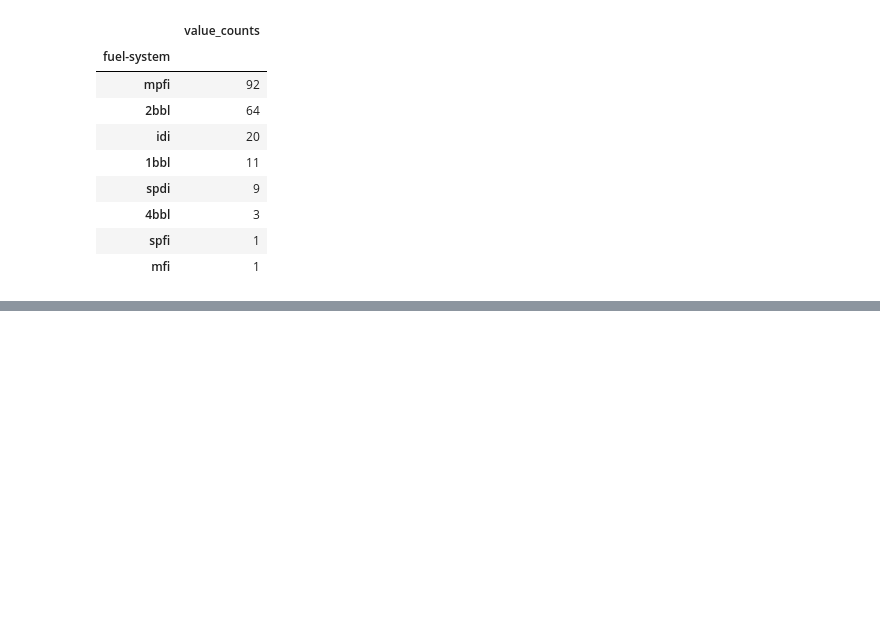
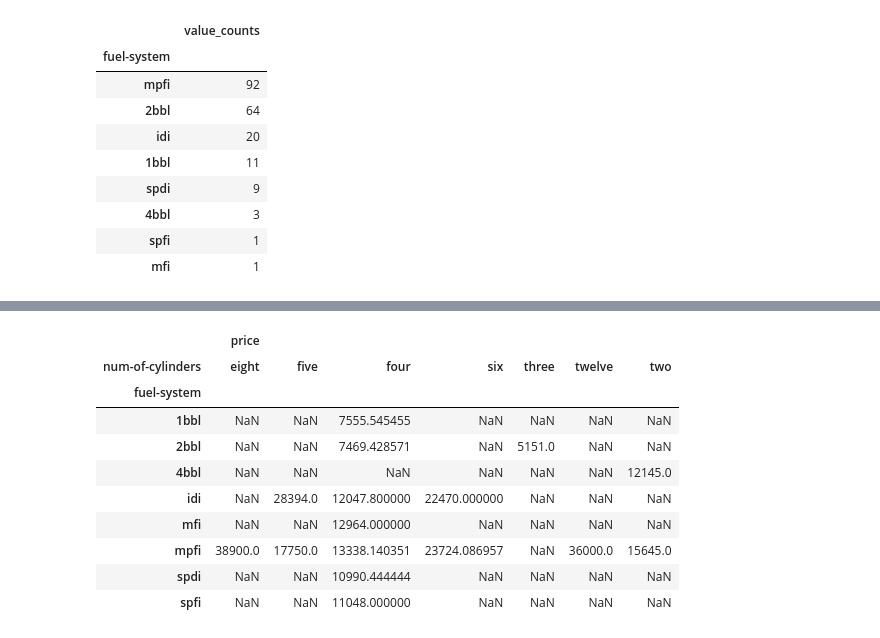
Before and after one commit to Marialeonor88/ciencia_datos_mod3_s01, a Jupyter notebook: Analsis_descriptivo_datos.ipynb, the cells around one changed output, grey strips where cells are left out. Saved outputs shown, nothing was run; the diff lists cells and outputs as text; code cells hidden in the pictures; blank space fills up the shorter version.

```diff
--- a/Analsis_descriptivo_datos.ipynb
+++ b/Analsis_descriptivo_datos.ipynb
@@ -146,0 +248,15 @@ drive_wheels_counts
+# %%
+grouped_pivot = grouped_test1.pivot(index='fuel-system',columns='num-of-cylinders')
+grouped_pivot
+# %% [output]
+|  | price |  |  |  |  |  |  |
+| num-of-cylinders | eight | five | four | six | three | twelve | two |
+| fuel-system |  |  |  |  |  |  |  |
+| 1bbl | NaN | NaN | 7555.545455 | NaN | NaN | NaN | NaN |
+| 2bbl | NaN | NaN | 7469.428571 | NaN | 5151.0 | NaN | NaN |
+| 4bbl | NaN | NaN | NaN | NaN | NaN | NaN | 12145.0 |
+| idi | NaN | 28394.0 | 12047.800000 | 22470.000000 | NaN | NaN | NaN |
+| mfi | NaN | NaN | 12964.000000 | NaN | NaN | NaN | NaN |
+| mpfi | 38900.0 | 17750.0 | 13338.140351 | 23724.086957 | NaN | 36000.0 | 15645.0 |
+| spdi | NaN | NaN | 10990.444444 | NaN | NaN | NaN | NaN |
+| spfi | NaN | NaN | 11048.000000 | NaN | NaN | NaN | NaN |
```
Also changed, not shown: parts of 9 cells of this notebook.
